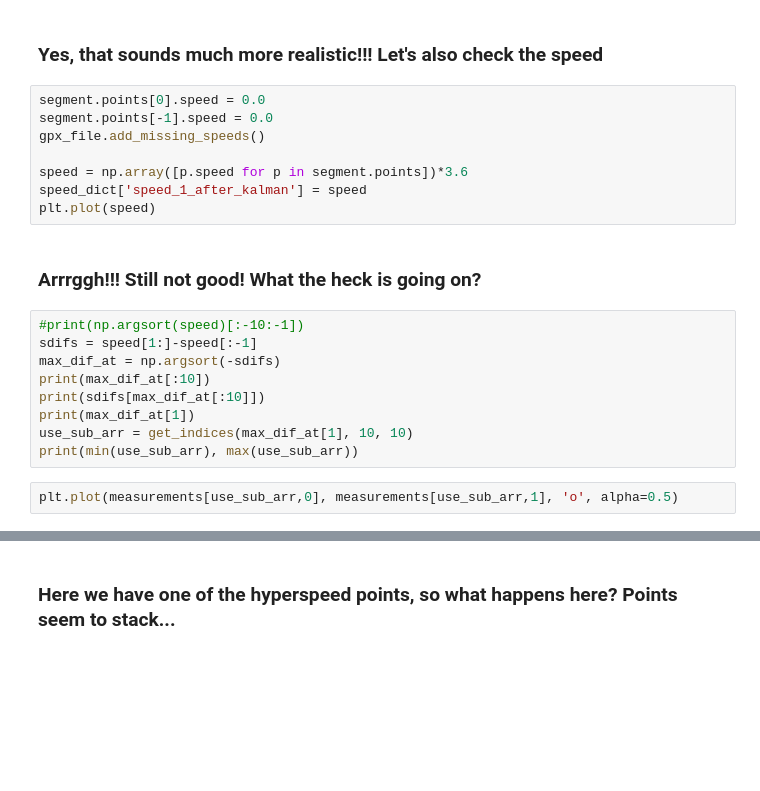
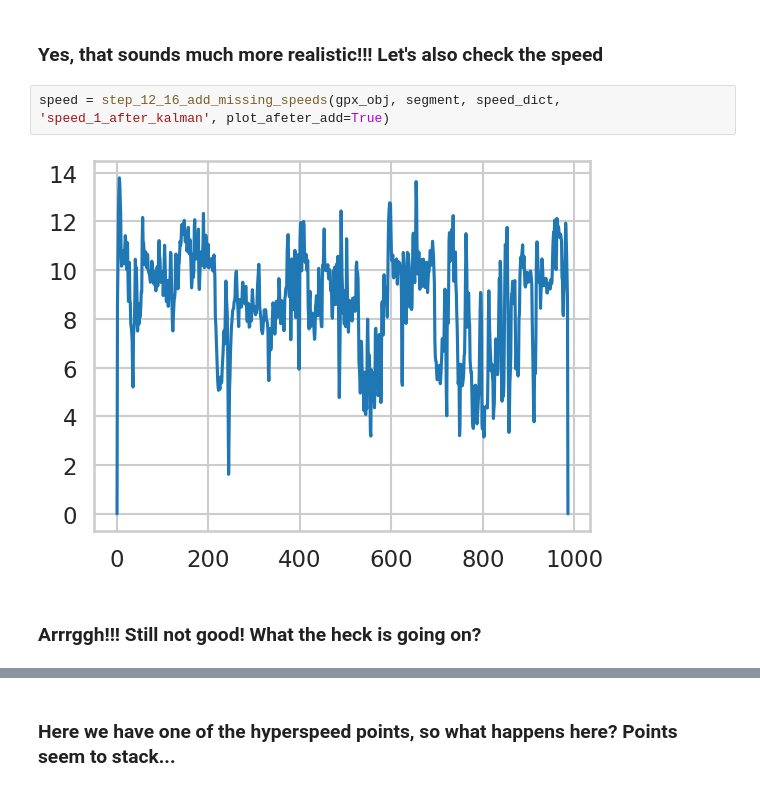
Before and after one commit to dogasiyli/gps_data_with_python, a Jupyter notebook: notebooks/4-pykalman.ipynb, the cells around one changed output, grey strips where cells are left out. Cells and saved outputs as stored; diff of their text form; blank space fills up the shorter version.

```diff
--- a/notebooks/4-pykalman.ipynb
+++ b/notebooks/4-pykalman.ipynb
@@ -221,23 +126,8 @@ segment.get_uphill_downhill()
 # %% [markdown]
 ### Yes, that sounds much more realistic!!! Let's also check the speed
-# %%
-segment.points[0].speed = 0.0
-segment.points[-1].speed = 0.0
-gpx_file.add_missing_speeds()
-
-speed = np.array([p.speed for p in segment.points])*3.6
-speed_dict['speed_1_after_kalman'] = speed
-plt.plot(speed)
+# %%
+speed = step_12_16_add_missing_speeds(gpx_obj, segment, speed_dict, 'speed_1_after_kalman', plot_afeter_add=True)
+# %% [output]
+[figure, added]
 # %% [markdown]
 ### Arrrggh!!! Still not good! What the heck is going on?
-# %%
-#print(np.argsort(speed)[:-10:-1])
-sdifs = speed[1:]-speed[:-1]
-max_dif_at = np.argsort(-sdifs)
-print(max_dif_at[:10])
-print(sdifs[max_dif_at[:10]])
-print(max_dif_at[1])
-use_sub_arr = get_indices(max_dif_at[1], 10, 10)
-print(min(use_sub_arr), max(use_sub_arr))
-# %%
-plt.plot(measurements[use_sub_arr,0], measurements[use_sub_arr,1], 'o', alpha=0.5)
```
Also changed, not shown: parts of 44 cells of this notebook, 1 other file.
